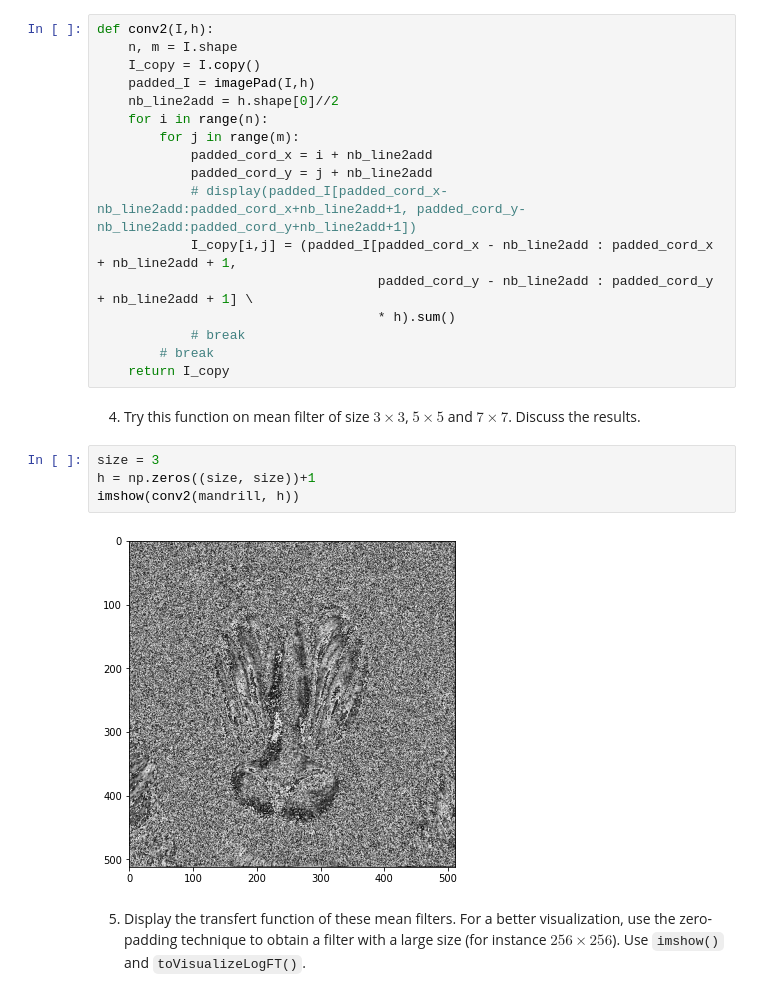
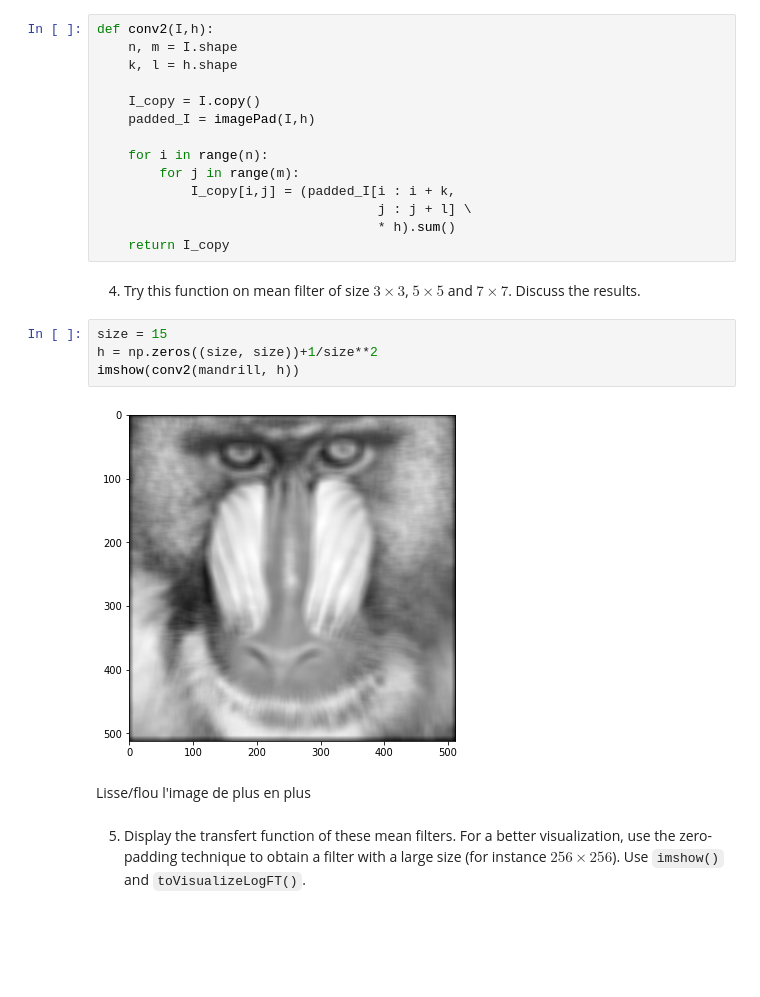
Before and after one commit to CharlesAttend/M1-S1-DAC, a Jupyter notebook: BIMA/TME/TME4/TME4.ipynb, the cells around one changed output. Cells and saved outputs as stored; diff of their text form; blank space fills up the shorter version.

```diff
--- a/BIMA/TME/TME4/TME4.ipynb
+++ b/BIMA/TME/TME4/TME4.ipynb
@@ -174,27 +174,26 @@ array([[ 0.,  0.,  0.,  0.,  0.,  0.,  0.,  0.],
 # %%
 def conv2(I,h):
     n, m = I.shape
+    k, l = h.shape
+
     I_copy = I.copy()
     padded_I = imagePad(I,h)
-    nb_line2add = h.shape[0]//2
+
     for i in range(n):
         for j in range(m):
-            padded_cord_x = i + nb_line2add
-            padded_cord_y = j + nb_line2add
-            # display(padded_I[padded_cord_x-nb_line2add:padded_cord_x+nb_line2add+1, padded_cord_y-nb_line2add:padded_cord_y+nb_line2add+1])
-            I_copy[i,j] = (padded_I[padded_cord_x - nb_line2add : padded_cord_x + nb_line2add + 1,
-                                    padded_cord_y - nb_line2add : padded_cord_y + nb_line2add + 1] \
+            I_copy[i,j] = (padded_I[i : i + k,
+                                    j : j + l] \
                                     * h).sum()
-            # break
-        # break
     return I_copy
 # %% [markdown]
 4. Try this function on mean filter of size $3\times3$, $5\times 5$ and $7\times 7$. Discuss the results.
 # %%
-size = 3
-h = np.zeros((size, size))+1
+size = 15
+h = np.zeros((size, size))+1/size**2
 imshow(conv2(mandrill, h))
 # %% [output]
-[figure, old version]
+[figure, new version]
+# %% [markdown]
+Lisse/flou l'image de plus en plus
 # %% [markdown]
 5. Display the transfert function of these mean filters. For a better visualization, use the zero-padding technique to obtain a filter with a large size (for instance $256\times 256$). Use `imshow()` and `toVisualizeLogFT()`.
```
Also changed, not shown: parts of 11 cells of this notebook.
